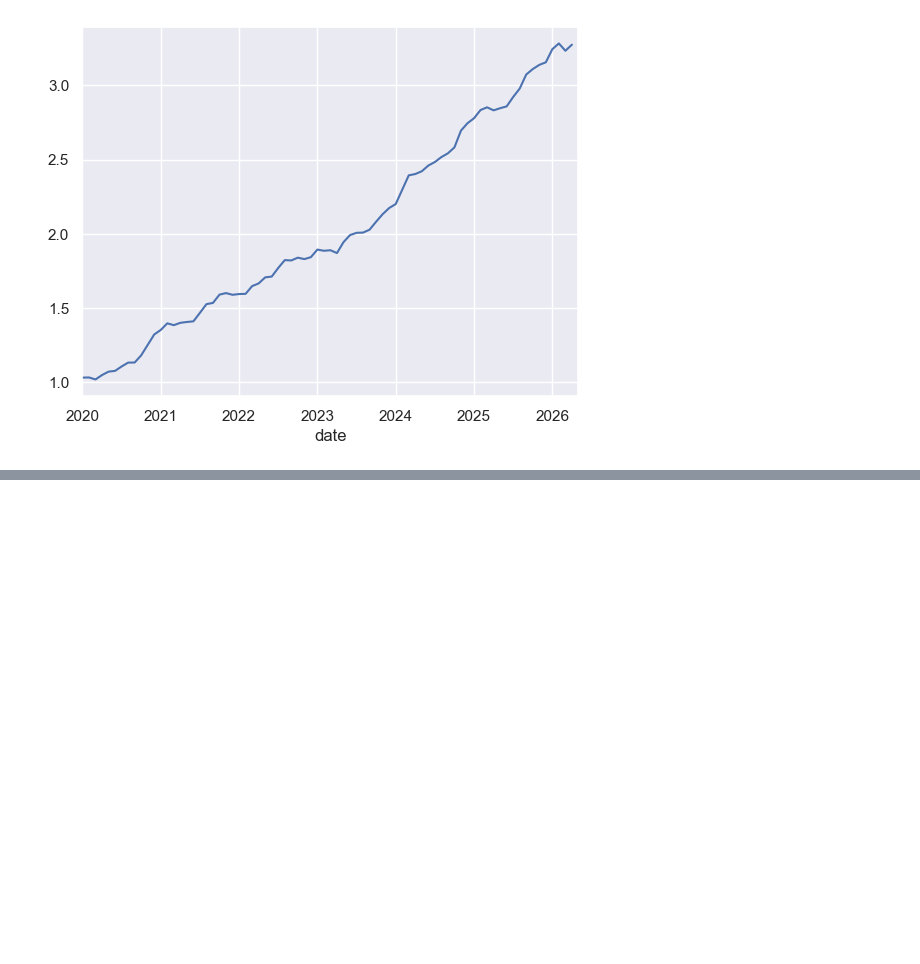
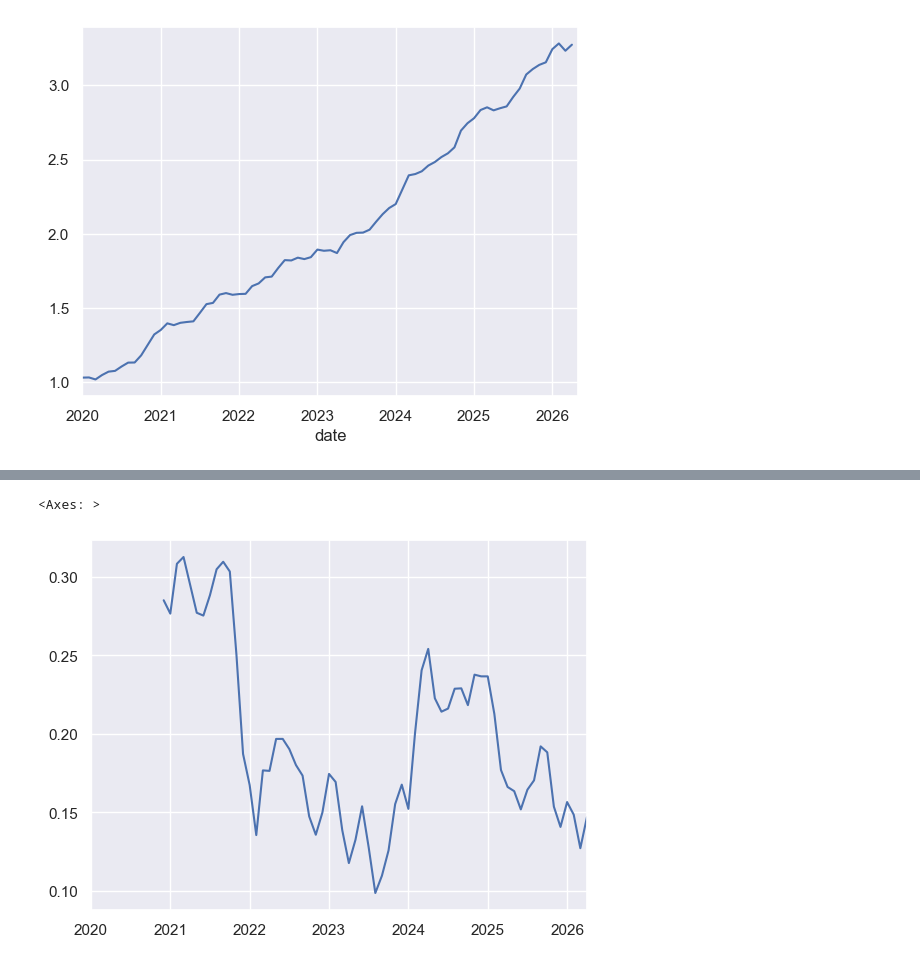
Before and after one commit to arthurdhonneur7/athenee_hf_portfolio, a Jupyter notebook: ew_portfolio.ipynb, the cells around one changed output, grey strips where cells are left out. Cells and saved outputs as stored; diff of their text form; code cells hidden in the pictures; blank space fills up the shorter version.

```diff
--- a/ew_portfolio.ipynb
+++ b/ew_portfolio.ipynb
@@ -254,0 +243,5 @@ df
+# %%
+(12 * merged_df['ew_returns'].rolling(12).mean()).plot()
+# %% [output]
+<Axes: >
+[figure, added]
```
Also changed, not shown: parts of 3 cells of this notebook, 1 other file.
